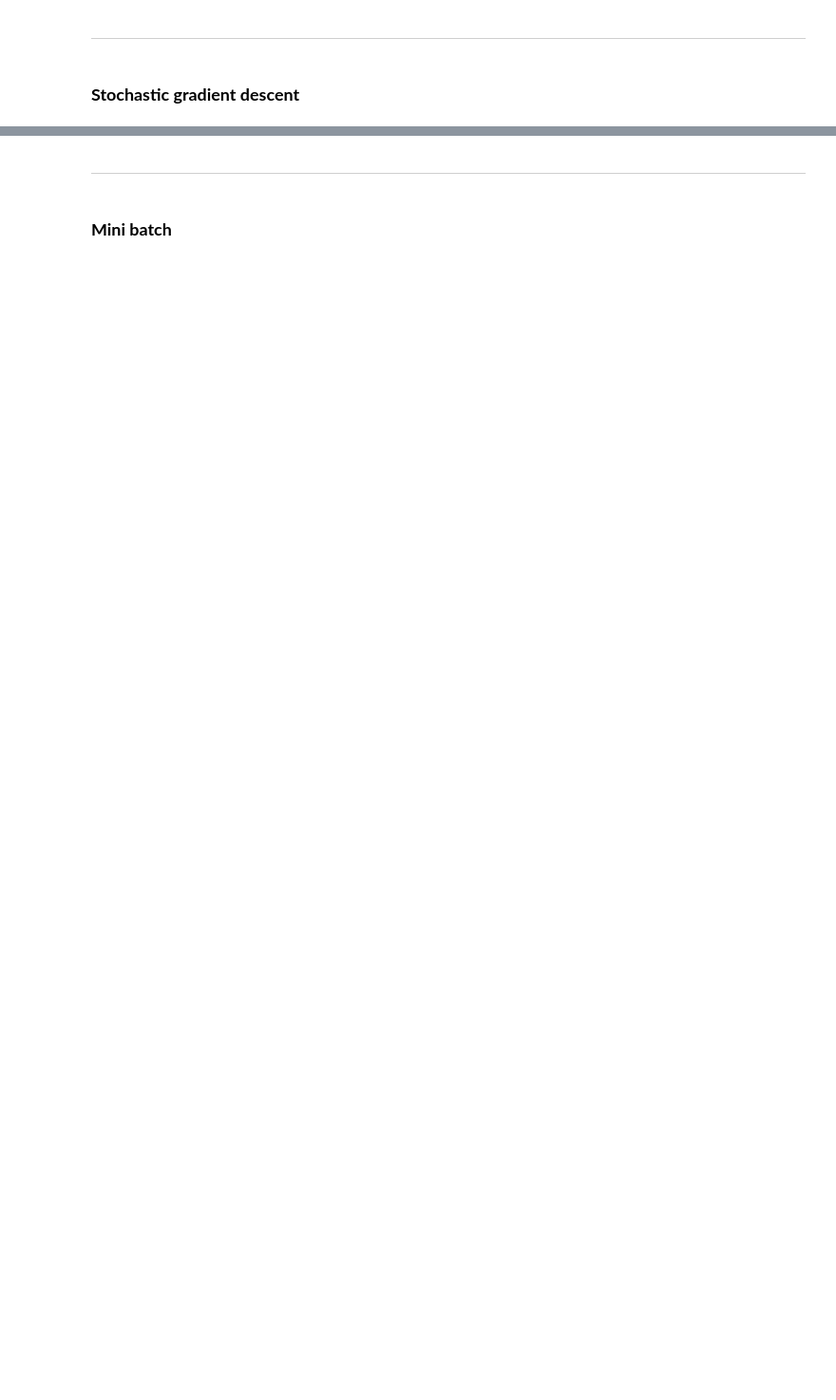
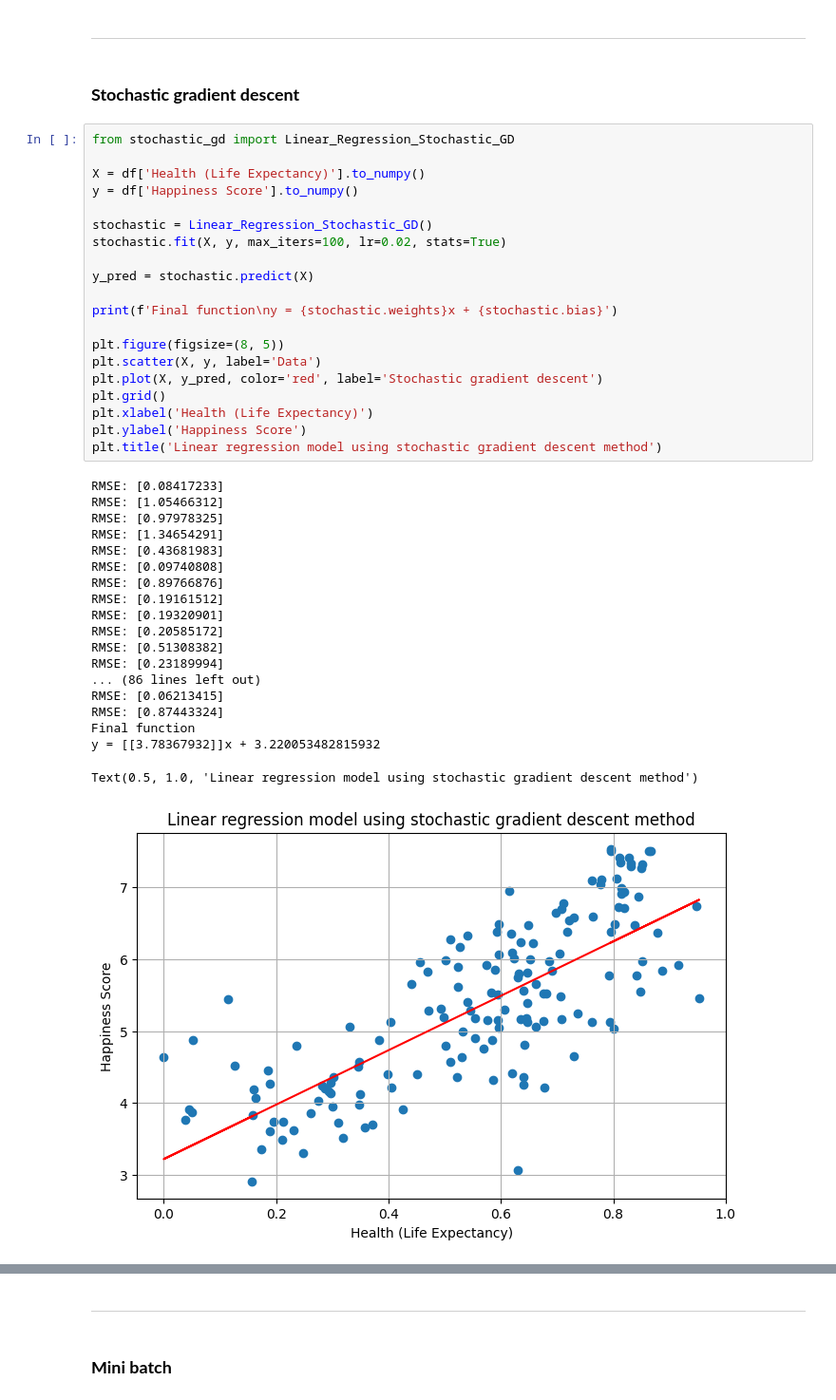
Before and after one commit to JasinskiKacper/machine_learning_from_scratch, a Jupyter notebook: 01_linear_regression/experiments.ipynb, the cells around one changed output, grey strips where cells are left out. Shown at 95% size. Drawn from its saved outputs; the diff is of its cells as text; blank space fills up the shorter version.

Commit message:
end stochastic gd and mini batch gd

```diff
--- a/01_linear_regression/experiments.ipynb
+++ b/01_linear_regression/experiments.ipynb
@@ -207,3 +267,43 @@ y = [[3.16447605]]x + 2.8707898058280032
 ---
 # %% [markdown]
 ### **Stochastic gradient descent**
+# %%
+from stochastic_gd import Linear_Regression_Stochastic_GD
+
+X = df['Health (Life Expectancy)'].to_numpy()
+y = df['Happiness Score'].to_numpy()
+
+stochastic = Linear_Regression_Stochastic_GD()
+stochastic.fit(X, y, max_iters=100, lr=0.02, stats=True)
+
+y_pred = stochastic.predict(X)
+
+print(f'Final function\ny = {stochastic.weights}x + {stochastic.bias}')
+
+plt.figure(figsize=(8, 5))
+plt.scatter(X, y, label='Data')
+plt.plot(X, y_pred, color='red', label='Stochastic gradient descent')
+plt.grid()
+plt.xlabel('Health (Life Expectancy)')
+plt.ylabel('Happiness Score')
+plt.title('Linear regression model using stochastic gradient descent method')
+# %% [output]
+RMSE: [0.08417233]
+RMSE: [1.05466312]
+RMSE: [0.97978325]
+RMSE: [1.34654291]
+RMSE: [0.43681983]
+RMSE: [0.09740808]
+RMSE: [0.89766876]
+RMSE: [0.19161512]
+RMSE: [0.19320901]
+RMSE: [0.20585172]
+RMSE: [0.51308382]
+RMSE: [0.23189994]
+... (86 lines left out)
+RMSE: [0.06213415]
+RMSE: [0.87443324]
+Final function
+y = [[3.78367932]]x + 3.220053482815932
+Text(0.5, 1.0, 'Linear regression model using stochastic gradient descent method')
+[figure, added]
```
Also changed, not shown: parts of 9 cells of this notebook, 8 other files.
